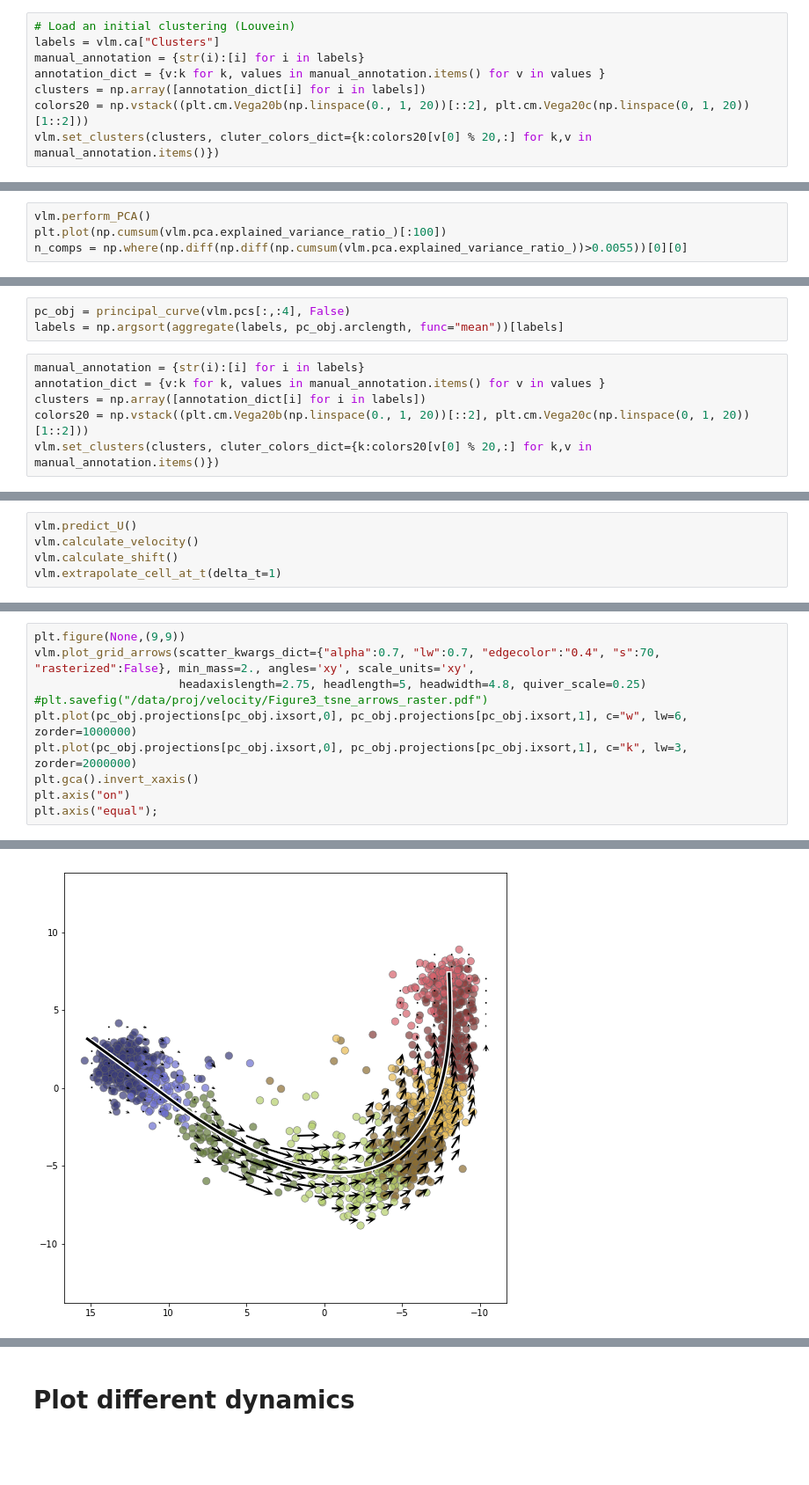
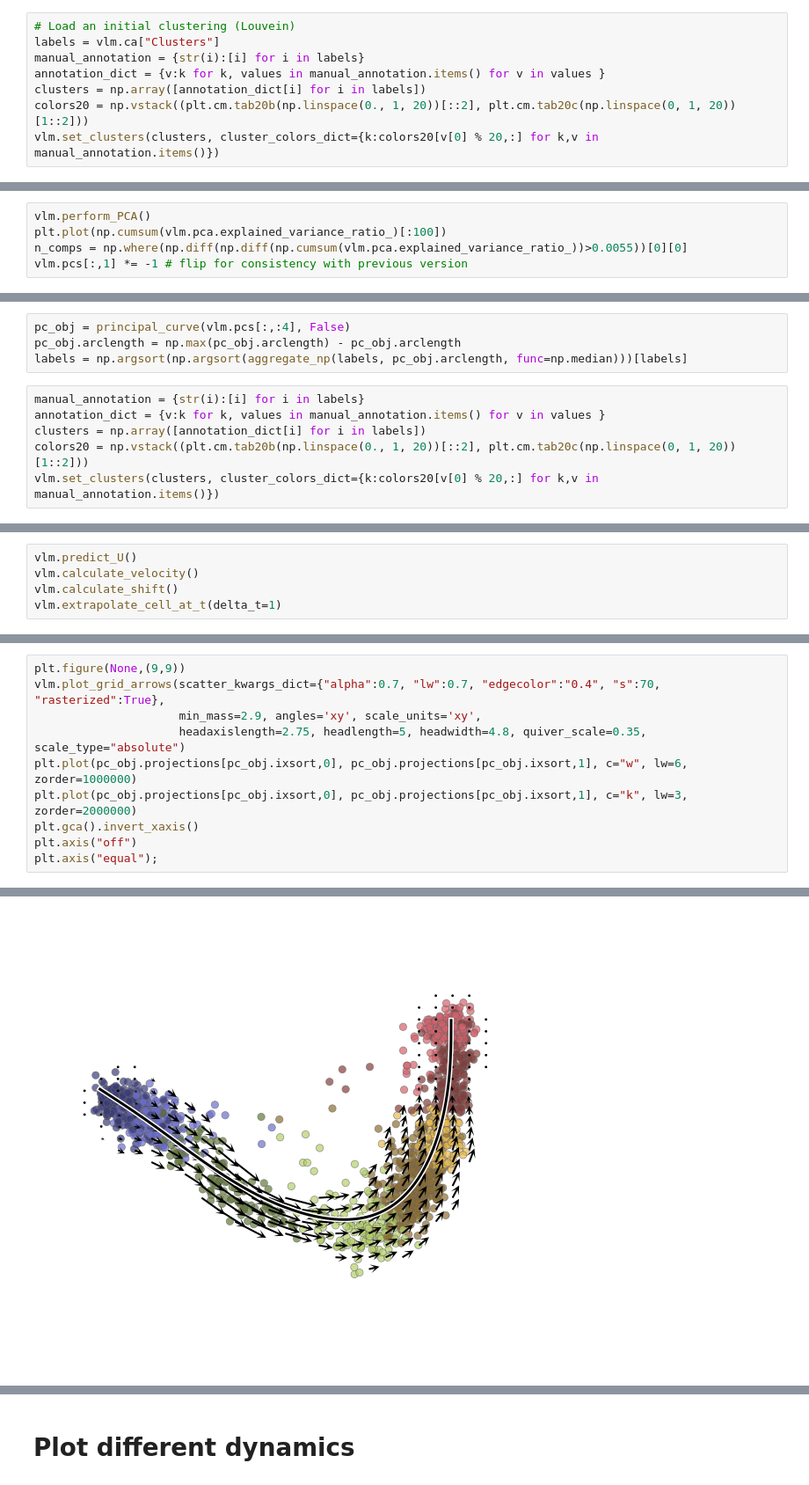
Before and after one commit to velocyto-team/velocyto-notebooks, a Jupyter notebook: python/hgForebrainGlutamatergic.ipynb, the cells around one changed output, grey strips where cells are left out. Shown: that part at 88% size. Saved outputs shown, nothing was run; the diff lists cells and outputs as text; blank space fills up the shorter version.

```diff
--- a/python/hgForebrainGlutamatergic.ipynb
+++ b/python/hgForebrainGlutamatergic.ipynb
@@ -86,8 +85,8 @@ labels = vlm.ca["Clusters"]
 manual_annotation = {str(i):[i] for i in labels}
 annotation_dict = {v:k for k, values in manual_annotation.items() for v in values }
 clusters = np.array([annotation_dict[i] for i in labels])
-colors20 = np.vstack((plt.cm.Vega20b(np.linspace(0., 1, 20))[::2], plt.cm.Vega20c(np.linspace(0, 1, 20))[1::2]))
-vlm.set_clusters(clusters, cluter_colors_dict={k:colors20[v[0] % 20,:] for k,v in manual_annotation.items()})
+colors20 = np.vstack((plt.cm.tab20b(np.linspace(0., 1, 20))[::2], plt.cm.tab20c(np.linspace(0, 1, 20))[1::2]))
+vlm.set_clusters(clusters, cluster_colors_dict={k:colors20[v[0] % 20,:] for k,v in manual_annotation.items()})
 # %% [markdown]
 # Load tsne and clusters from pagoda
 # %%
@@ -133,4 +133,5 @@ vlm.adjust_totS_totU(normalize_total=True, fit_with_low_U=False, svr_C=1, svr_ga
 vlm.perform_PCA()
 plt.plot(np.cumsum(vlm.pca.explained_variance_ratio_)[:100])
 n_comps = np.where(np.diff(np.diff(np.cumsum(vlm.pca.explained_variance_ratio_))>0.0055))[0][0]
+vlm.pcs[:,1] *= -1 # flip for consistency with previous version
 # %% [output]
@@ -150,12 +151,13 @@ from numpy_groupies import aggregate
 # %%
 pc_obj = principal_curve(vlm.pcs[:,:4], False)
-labels = np.argsort(aggregate(labels, pc_obj.arclength, func="mean"))[labels]
+pc_obj.arclength = np.max(pc_obj.arclength) - pc_obj.arclength
+labels = np.argsort(np.argsort(aggregate_np(labels, pc_obj.arclength, func=np.median)))[labels]
 # %%
 manual_annotation = {str(i):[i] for i in labels}
 annotation_dict = {v:k for k, values in manual_annotation.items() for v in values }
 clusters = np.array([annotation_dict[i] for i in labels])
-colors20 = np.vstack((plt.cm.Vega20b(np.linspace(0., 1, 20))[::2], plt.cm.Vega20c(np.linspace(0, 1, 20))[1::2]))
-vlm.set_clusters(clusters, cluter_colors_dict={k:colors20[v[0] % 20,:] for k,v in manual_annotation.items()})
+colors20 = np.vstack((plt.cm.tab20b(np.linspace(0., 1, 20))[::2], plt.cm.tab20c(np.linspace(0, 1, 20))[1::2]))
+vlm.set_clusters(clusters, cluster_colors_dict={k:colors20[v[0] % 20,:] for k,v in manual_annotation.items()})
 # %%
 k = 550
 vlm.knn_imputation(n_pca_dims=n_comps,k=k, balanced=True,
@@ -192,11 +198,11 @@ vlm.calculate_grid_arrows(smooth=0.7, steps=(25, 25), n_neighbors=300)
 # %%
 plt.figure(None,(9,9))
-vlm.plot_grid_arrows(scatter_kwargs_dict={"alpha":0.7, "lw":0.7, "edgecolor":"0.4", "s":70, "rasterized":False}, min_mass=2., angles='xy', scale_units='xy',
-                     headaxislength=2.75, headlength=5, headwidth=4.8, quiver_scale=0.25)
-#plt.savefig("/data/proj/velocity/Figure3_tsne_arrows_raster.pdf")
+vlm.plot_grid_arrows(scatter_kwargs_dict={"alpha":0.7, "lw":0.7, "edgecolor":"0.4", "s":70, "rasterized":True},
+                     min_mass=2.9, angles='xy', scale_units='xy',
+                     headaxislength=2.75, headlength=5, headwidth=4.8, quiver_scale=0.35, scale_type="absolute")
 plt.plot(pc_obj.projections[pc_obj.ixsort,0], pc_obj.projections[pc_obj.ixsort,1], c="w", lw=6, zorder=1000000)
 plt.plot(pc_obj.projections[pc_obj.ixsort,0], pc_obj.projections[pc_obj.ixsort,1], c="k", lw=3, zorder=2000000)
 plt.gca().invert_xaxis()
-plt.axis("on")
+plt.axis("off")
 plt.axis("equal");
 # %% [output]
@@ -203 +210 @@ plt.axis("equal");
-[figure, old version]
+[figure, new version]
```
Also changed, not shown: parts of 21 cells of this notebook.
